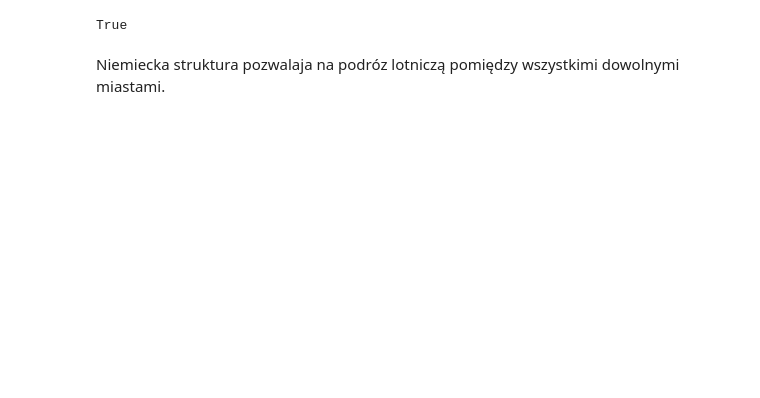
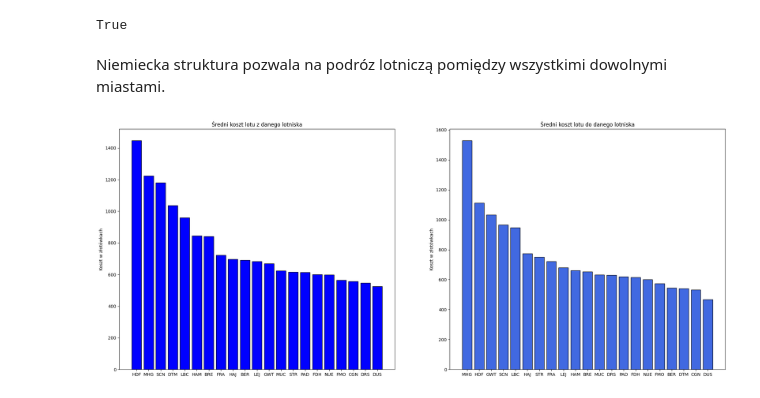
Before and after one commit to hbrt-rdzk/german-airline-connections, a Jupyter notebook: main.ipynb, the cells around one changed output. Cells and saved outputs as stored; diff of their text form; code cells hidden in the pictures; blank space fills up the shorter version.

Commit message:
Średnie koszty i tańsze ściezki

```diff
--- a/main.ipynb
+++ b/main.ipynb
@@ -3,8 +3,14 @@ import networkx as nx
 import pandas as pd
 import matplotlib.pyplot as plt
 # %%
-flights_df =  pd.read_csv('data/german_airline_connection_costs.csv', usecols=[0, 1, 2])
-graph = nx.from_pandas_edgelist(flights_df, source='Source', target='Target',  create_using=nx.DiGraph(), edge_attr=True)
+flights_df = pd.read_csv("data/german_airline_connection_costs.csv", usecols=[0, 1, 2])
+graph = nx.from_pandas_edgelist(
+    flights_df,
+    source="Source",
+    target="Target",
+    create_using=nx.DiGraph(),
+    edge_attr=True,
+)
 # %% [markdown]
 ## Podstawowe informacje
 # %%
@@ -112,4 +154,4 @@ nx.is_strongly_connected(graph)
 # %% [output]
 True
 # %% [markdown]
-Niemiecka struktura pozwalaja na podróz lotniczą pomiędzy wszystkimi dowolnymi miastami.
+Niemiecka struktura pozwala na podróz lotniczą pomiędzy wszystkimi dowolnymi miastami.
@@ -115,0 +185,26 @@ Niemiecka struktura pozwalaja na podróz lotniczą pomiędzy wszystkimi dowolnym
+# %%
+fig, ax = plt.subplots(1, 2, figsize=(25, 10))
+
+ax[0].bar(
+    [n for n, v in mean_outgoing_weights],
+    [v for n, v in mean_outgoing_weights],
+    color="blue",
+    width=0.8,
+    edgecolor="black",
+)
+ax[0].set_ylabel("Koszt w złotówkach")
+ax[0].set_title("Średni koszt lotu z danego lotniska")
+
+ax[1].bar(
+    [n for n, v in mean_ingoing_weights],
+    [v for n, v in mean_ingoing_weights],
+    color="royalblue",
+    width=0.8,
+    edgecolor="black",
+)
+ax[1].set_ylabel("Koszt w złotówkach")
+ax[1].set_title("Średni koszt lotu do danego lotniska")
+
+plt.show()
+# %% [output]
+[figure, added]
```
Also changed, not shown: parts of 18 cells of this notebook.
